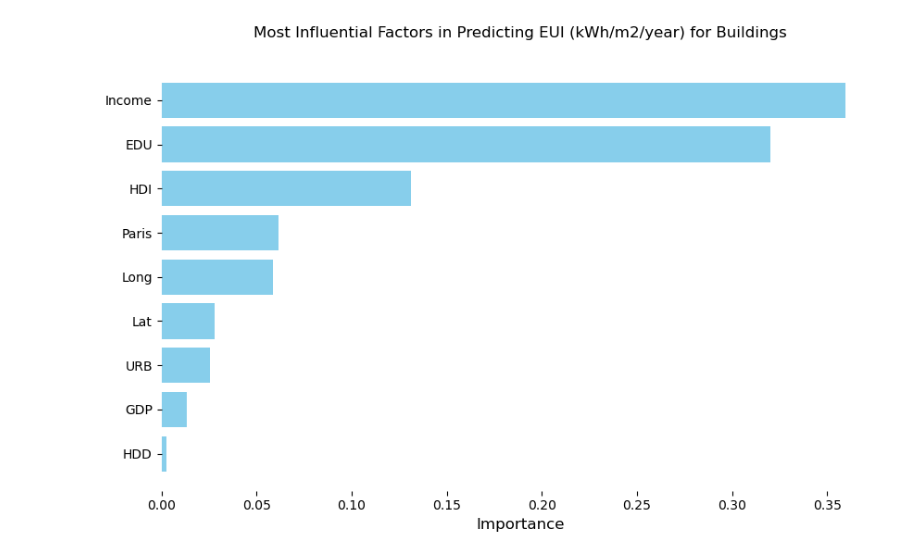
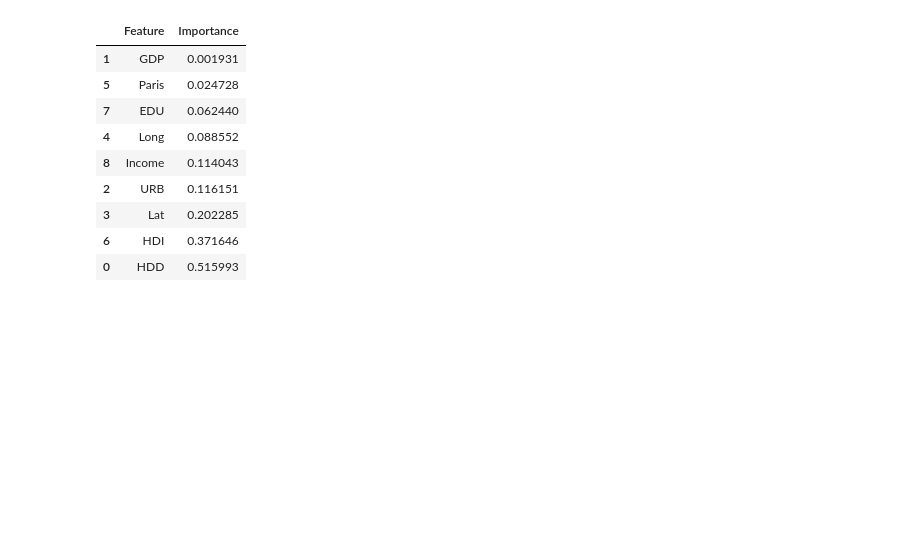
Before and after one commit to AliciaXia222/Capstone-Team-Climate-Trace, a Jupyter notebook: notebooks/04_FeatureImportance.ipynb, the cells around one changed output. Saved outputs shown, nothing was run; the diff lists cells and outputs as text; code cells hidden in the pictures; blank space fills up the shorter version.

Commit message:
adding draft data viz

```diff
--- a/notebooks/04_FeatureImportance.ipynb
+++ b/notebooks/04_FeatureImportance.ipynb
@@ -71,13 +52,49 @@ indices = np.argsort(importances)
-# %%
-plt.figure(figsize=(10, 6))
-plt.title("Most Influential Factors in Predicting EUI (kWh/m2/year) for Buildings", pad=20)
-plt.barh(range(len(indices)), importances[indices], align="center", color='skyblue')
-plt.yticks(range(len(indices)), [feature_abbreviations[feature] for feature in features])
-plt.xlabel("Importance", fontsize=12)
-plt.gca().spines['top'].set_visible(False)
-plt.gca().spines['right'].set_visible(False)
-plt.gca().spines['bottom'].set_visible(False)
-plt.gca().spines['left'].set_visible(False)
-plt.show()
-# %% [output]
-[figure, removed]
+# %%
+# Function to calculate feature importance and return the importance table --> (THIS IS THE INPUT FOR THE PLOT)
+def calculate_feature_importance(df, features, target_columns, feature_abbreviations):
+    # Create the sum of the target columns
+    total_eui = df[target_columns[0]] + df[target_columns[1]]
+
+    # Prepare data
+    X = df[features]
+    y = total_eui
+
+    # Scale features
+    scaler = StandardScaler()
+    X_scaled = scaler.fit_transform(X)
+
+    # Scale target (optional, but recommended for interpretation)
+    y_scaled = StandardScaler().fit_transform(y.values.reshape(-1, 1)).ravel()
+
+    # Train model
+    model = LinearRegression()
+    model.fit(X_scaled, y_scaled)
+
+    # Get feature importance (absolute coefficients)
+    importance = np.abs(model.coef_)
+
+    # Create DataFrame with importance
+    importance_df = pd.DataFrame({
+        'Feature': [feature_abbreviations.get(f, f) for f in features],
+        'Importance': importance
+    })
+
+    # Sort by importance
+    importance_df = importance_df.sort_values('Importance', ascending=True)
+
+    return importance_df
+
+
+importance_df = calculate_feature_importance(merged_df, features, target_columns, feature_abbreviations)
+importance_df
+# %% [output]
+|  | Feature | Importance |
+| 1 | GDP | 0.001931 |
+| 5 | Paris | 0.024728 |
+| 7 | EDU | 0.062440 |
+| 4 | Long | 0.088552 |
+| 8 | Income | 0.114043 |
+| 2 | URB | 0.116151 |
+| 3 | Lat | 0.202285 |
+| 6 | HDI | 0.371646 |
+| 0 | HDD | 0.515993 |
```
Also changed, not shown: parts of 5 cells of this notebook, 8 other files.
